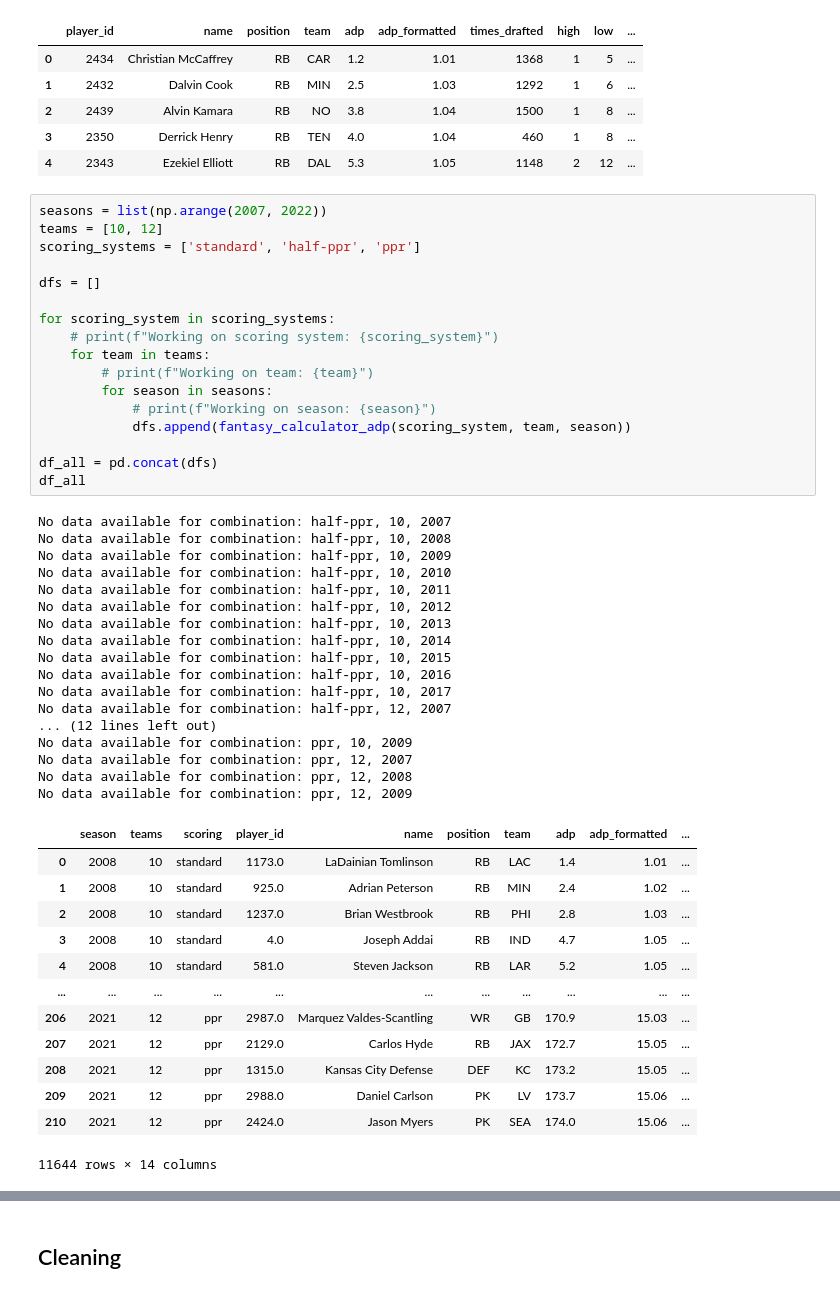
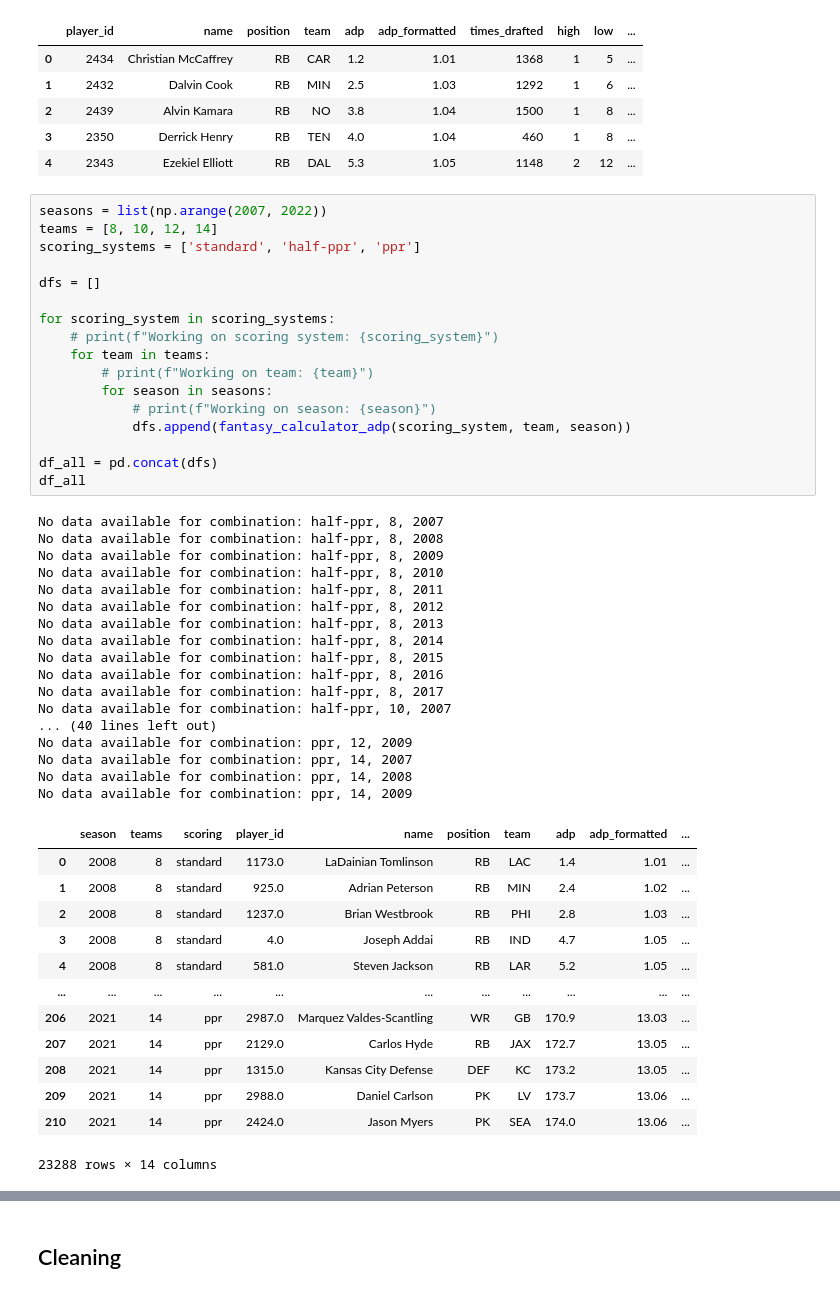
Before and after one commit to gfidanli/fantasy_football_analysis, a Jupyter notebook: daily_analysis/day_31_40/day35.ipynb, the cells around one changed output, grey strips where cells are left out. Cells and saved outputs as stored; diff of their text form.

Commit message:
add 8 and 14 team data

```diff
--- a/daily_analysis/day_31_40/day35.ipynb
+++ b/daily_analysis/day_31_40/day35.ipynb
@@ -43,52 +43,52 @@ df.head()
 | 4 | 2343 | Ezekiel Elliott | RB | DAL | 5.3 | 1.05 | 1148 | 2 | 12 | ... |
 # %%
 seasons = list(np.arange(2007, 2022))
-teams = [10, 12]
+teams = [8, 10, 12, 14]
 scoring_systems = ['standard', 'half-ppr', 'ppr']
 
 dfs = []
 
 for scoring_system in scoring_systems:
     # print(f"Working on scoring system: {scoring_system}")
     for team in teams:
         # print(f"Working on team: {team}")
         for season in seasons:
             # print(f"Working on season: {season}")
             dfs.append(fantasy_calculator_adp(scoring_system, team, season))
 
 df_all = pd.concat(dfs)
 df_all
 # %% [output]
+No data available for combination: half-ppr, 8, 2007
+No data available for combination: half-ppr, 8, 2008
+No data available for combination: half-ppr, 8, 2009
+No data available for combination: half-ppr, 8, 2010
+No data available for combination: half-ppr, 8, 2011
+No data available for combination: half-ppr, 8, 2012
+No data available for combination: half-ppr, 8, 2013
+No data available for combination: half-ppr, 8, 2014
+No data available for combination: half-ppr, 8, 2015
+No data available for combination: half-ppr, 8, 2016
+No data available for combination: half-ppr, 8, 2017
 No data available for combination: half-ppr, 10, 2007
-No data available for combination: half-ppr, 10, 2008
-No data available for combination: half-ppr, 10, 2009
-No data available for combination: half-ppr, 10, 2010
-No data available for combination: half-ppr, 10, 2011
-No data available for combination: half-ppr, 10, 2012
-No data available for combination: half-ppr, 10, 2013
-No data available for combination: half-ppr, 10, 2014
-No data available for combination: half-ppr, 10, 2015
-No data available for combination: half-ppr, 10, 2016
-No data available for combination: half-ppr, 10, 2017
-No data available for combination: half-ppr, 12, 2007
-... (12 lines left out)
-No data available for combination: ppr, 10, 2009
-No data available for combination: ppr, 12, 2007
-No data available for combination: ppr, 12, 2008
+... (40 lines left out)
 No data available for combination: ppr, 12, 2009
+No data available for combination: ppr, 14, 2007
+No data available for combination: ppr, 14, 2008
+No data available for combination: ppr, 14, 2009
 |  | season | teams | scoring | player_id | name | position | team | adp | adp_formatted | ... |
-| 0 | 2008 | 10 | standard | 1173.0 | LaDainian Tomlinson | RB | LAC | 1.4 | 1.01 | ... |
-| 1 | 2008 | 10 | standard | 925.0 | Adrian Peterson | RB | MIN | 2.4 | 1.02 | ... |
-| 2 | 2008 | 10 | standard | 1237.0 | Brian Westbrook | RB | PHI | 2.8 | 1.03 | ... |
-| 3 | 2008 | 10 | standard | 4.0 | Joseph Addai | RB | IND | 4.7 | 1.05 | ... |
-| 4 | 2008 | 10 | standard | 581.0 | Steven Jackson | RB | LAR | 5.2 | 1.05 | ... |
+| 0 | 2008 | 8 | standard | 1173.0 | LaDainian Tomlinson | RB | LAC | 1.4 | 1.01 | ... |
+| 1 | 2008 | 8 | standard | 925.0 | Adrian Peterson | RB | MIN | 2.4 | 1.02 | ... |
+| 2 | 2008 | 8 | standard | 1237.0 | Brian Westbrook | RB | PHI | 2.8 | 1.03 | ... |
+| 3 | 2008 | 8 | standard | 4.0 | Joseph Addai | RB | IND | 4.7 | 1.05 | ... |
+| 4 | 2008 | 8 | standard | 581.0 | Steven Jackson | RB | LAR | 5.2 | 1.05 | ... |
 | ... | ... | ... | ... | ... | ... | ... | ... | ... | ... | ... |
-| 206 | 2021 | 12 | ppr | 2987.0 | Marquez Valdes-Scantling | WR | GB | 170.9 | 15.03 | ... |
-| 207 | 2021 | 12 | ppr | 2129.0 | Carlos Hyde | RB | JAX | 172.7 | 15.05 | ... |
-| 208 | 2021 | 12 | ppr | 1315.0 | Kansas City Defense | DEF | KC | 173.2 | 15.05 | ... |
-| 209 | 2021 | 12 | ppr | 2988.0 | Daniel Carlson | PK | LV | 173.7 | 15.06 | ... |
-| 210 | 2021 | 12 | ppr | 2424.0 | Jason Myers | PK | SEA | 174.0 | 15.06 | ... |
+| 206 | 2021 | 14 | ppr | 2987.0 | Marquez Valdes-Scantling | WR | GB | 170.9 | 13.03 | ... |
+| 207 | 2021 | 14 | ppr | 2129.0 | Carlos Hyde | RB | JAX | 172.7 | 13.05 | ... |
+| 208 | 2021 | 14 | ppr | 1315.0 | Kansas City Defense | DEF | KC | 173.2 | 13.05 | ... |
+| 209 | 2021 | 14 | ppr | 2988.0 | Daniel Carlson | PK | LV | 173.7 | 13.06 | ... |
+| 210 | 2021 | 14 | ppr | 2424.0 | Jason Myers | PK | SEA | 174.0 | 13.06 | ... |
-11644 rows × 14 columns
+23288 rows × 14 columns
 # %%
 df_all.info()
 # %% [output]
```
Also changed, not shown: parts of 5 cells of this notebook.
